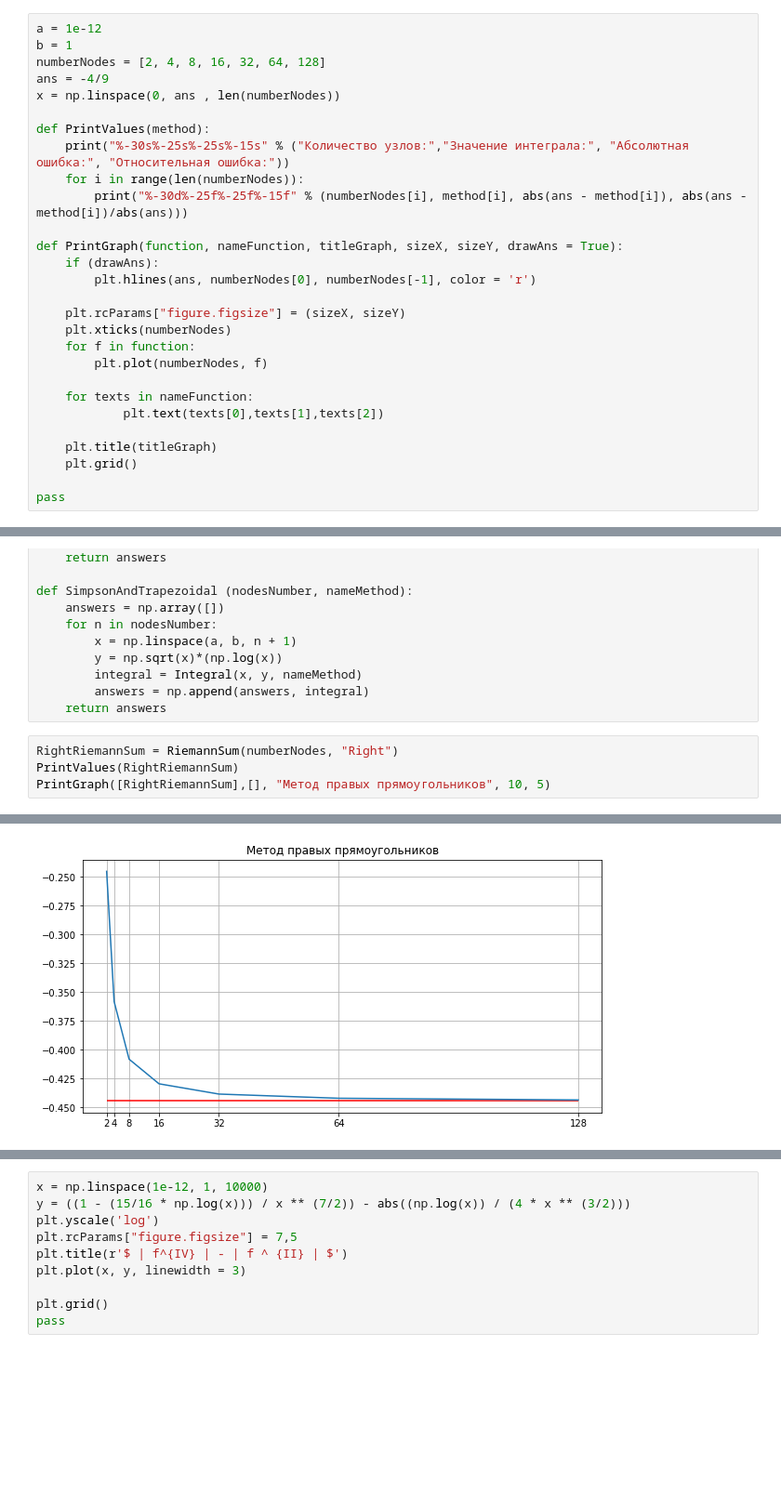
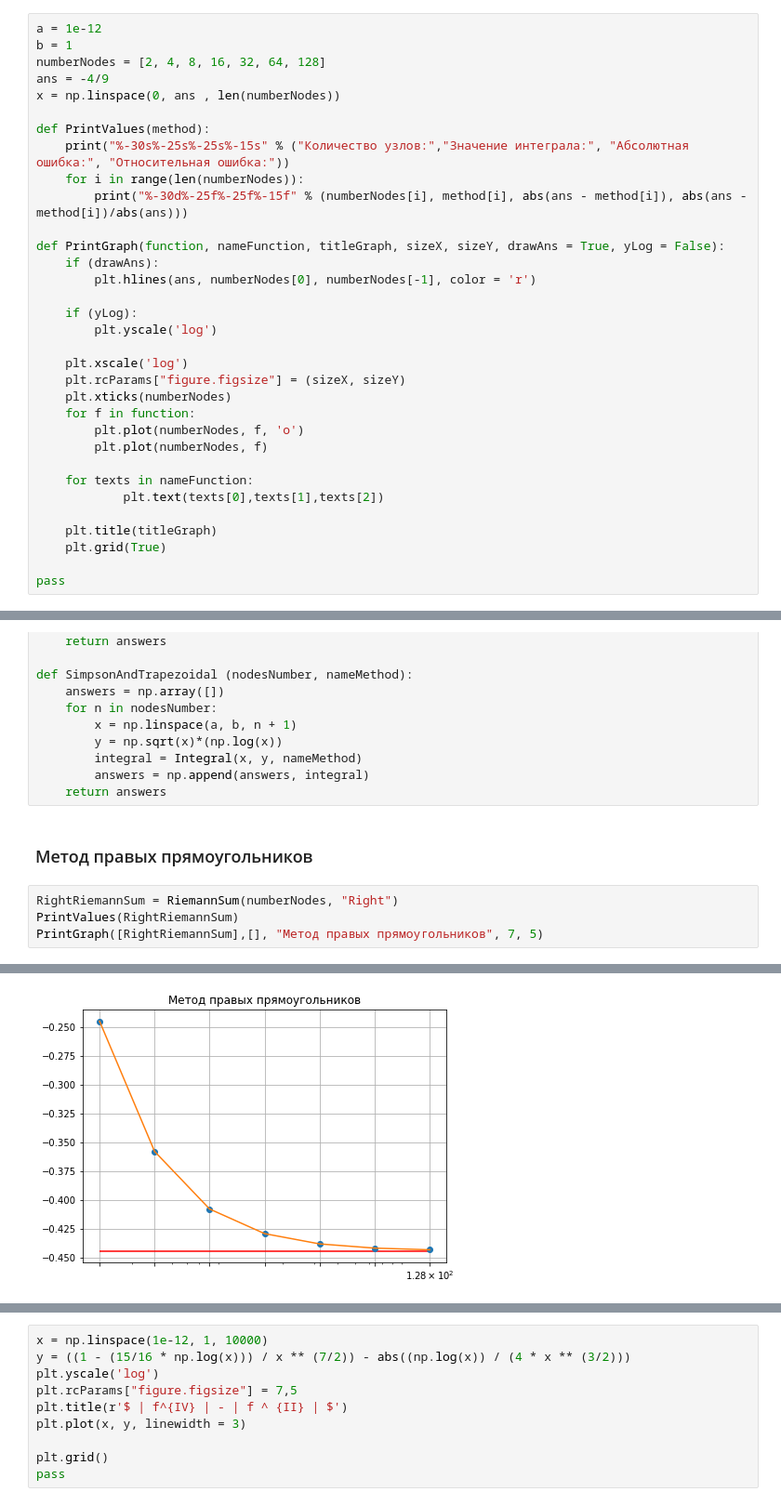
Before and after one commit to Namxobick/ComputerMathematicsSystems, a Jupyter notebook: CMS.ipynb, the cells around one changed output, grey strips where cells are left out. Shown at 93% size. Saved outputs shown, nothing was run; the diff lists cells and outputs as text; blank space fills up the shorter version.

Commit message:
Changed graphs scale and Added new graphs

```diff
--- a/CMS.ipynb
+++ b/CMS.ipynb
@@ -40,20 +41,25 @@ def PrintValues(method):
     for i in range(len(numberNodes)):
         print("%-30d%-25f%-25f%-15f" % (numberNodes[i], method[i], abs(ans - method[i]), abs(ans - method[i])/abs(ans)))
 
-def PrintGraph(function, nameFunction, titleGraph, sizeX, sizeY, drawAns = True):
+def PrintGraph(function, nameFunction, titleGraph, sizeX, sizeY, drawAns = True, yLog = False):
     if (drawAns):
         plt.hlines(ans, numberNodes[0], numberNodes[-1], color = 'r')
 
+    if (yLog):
+        plt.yscale('log')
+
+    plt.xscale('log')
     plt.rcParams["figure.figsize"] = (sizeX, sizeY)
     plt.xticks(numberNodes)
     for f in function:
+        plt.plot(numberNodes, f, 'o')
         plt.plot(numberNodes, f)
 
     for texts in nameFunction:
             plt.text(texts[0],texts[1],texts[2])
 
     plt.title(titleGraph)
-    plt.grid()
+    plt.grid(True)
 
 pass
 # %% [markdown]
@@ -92,17 +98,19 @@ def SimpsonAndTrapezoidal (nodesNumber, nameMethod):
         integral = Integral(x, y, nameMethod)
         answers = np.append(answers, integral)
     return answers
+# %% [markdown]
+### Метод правых прямоугольников
 # %%
 RightRiemannSum = RiemannSum(numberNodes, "Right")
 PrintValues(RightRiemannSum)
-PrintGraph([RightRiemannSum],[], "Метод правых прямоугольников", 10, 5)
+PrintGraph([RightRiemannSum],[], "Метод правых прямоугольников", 7, 5)
 # %% [output]
 Количество узлов:             Значение интеграла:      Абсолютная ошибка:       Относительная ошибка:
 2                             -0.245065                0.199380                 0.448605
 4                             -0.358104                0.086340                 0.194266
 8                             -0.408090                0.036354                 0.081797
 16                            -0.429475                0.014970                 0.033682
 32                            -0.438389                0.006055                 0.013624
 64                            -0.442031                0.002414                 0.005431
 128                           -0.443494                0.000951                 0.002139
-[figure, old version]
+[figure, new version]
```
Also changed, not shown: parts of 24 cells of this notebook.
